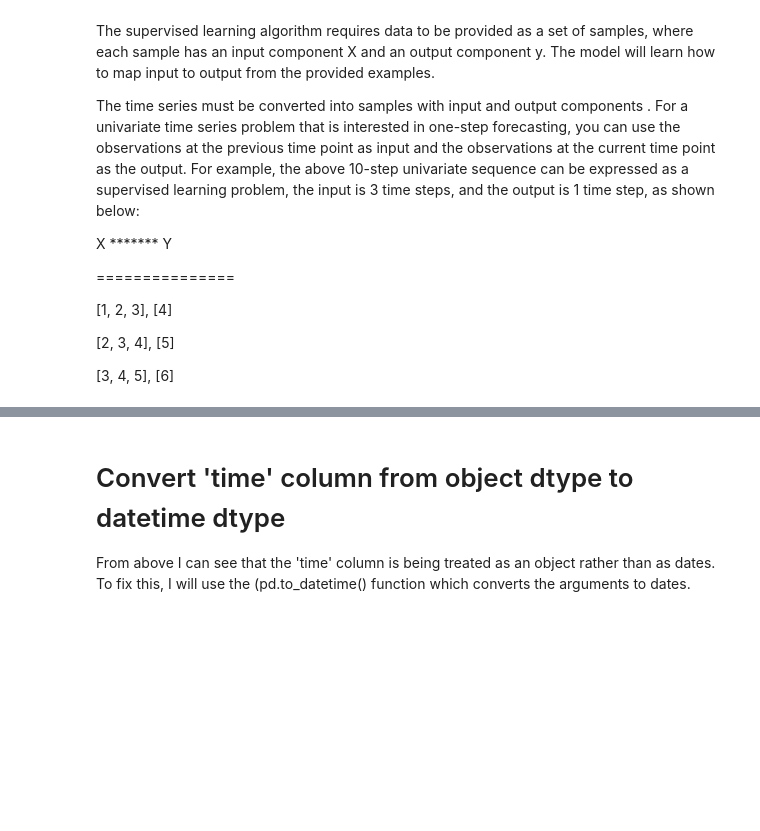
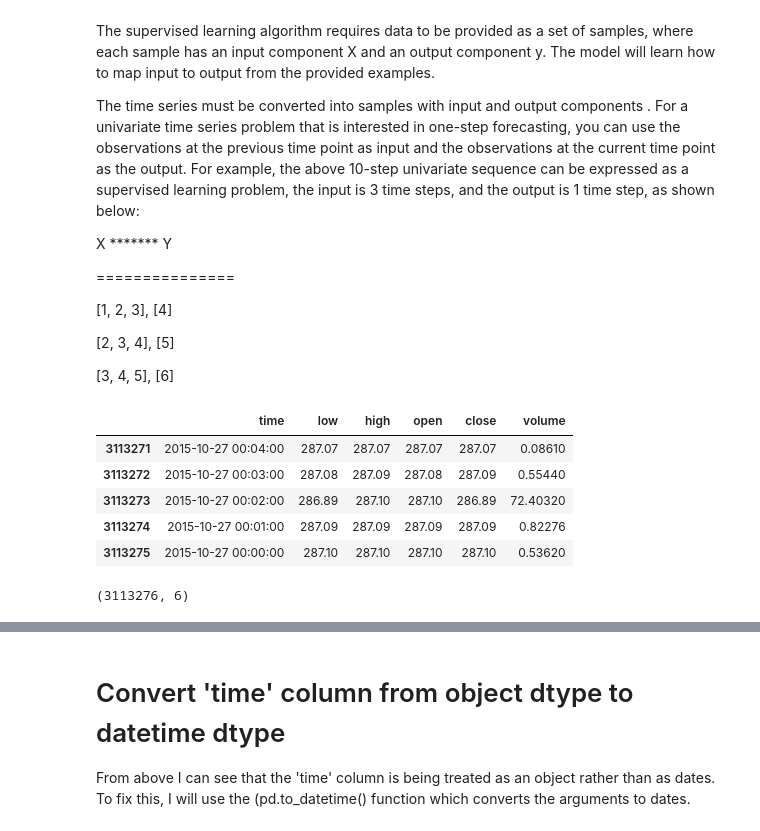
Before and after one commit to Sagar610/Bitcoin_MA981, a Jupyter notebook: bitcoin-price-prediction-with-lstm.ipynb, the cells around one changed output, grey strips where cells are left out. Cells and saved outputs as stored; diff of their text form; code cells hidden in the pictures; blank space fills up the shorter version.

```diff
--- a/bitcoin-price-prediction-with-lstm.ipynb
+++ b/bitcoin-price-prediction-with-lstm.ipynb
@@ -57,18 +55,28 @@ X *******   Y
 # %%
 # Google Drive Root Path
 # root_path = '/content/drive/MyDrive/Datasets_For_Working/Bitcoin_2015-2021-30-Oct-2021/3_pull.csv'
 
 # Local Machine Root Path
 # root_path = './input/btc_ohlc_Oct_2015_to_Oct_2021.csv'
 
 # Kaggle Root Path
-root_path = '/kaggle/input/bitcoin-historic-prices-from-oct2015-to-oct2021/btc_ohlc_Oct_2015_to_Oct_2021.csv'
+#root_path = '/kaggle/input/bitcoin-historic-prices-from-oct2015-to-oct2021/btc_ohlc_Oct_2015_to_Oct_2021.csv'
+root_path = '/content/BTC15_21.csv'
 
 
 # btc_input_df = pd.read_csv(root_path, nrows=500)
 btc_input_df = pd.read_csv(root_path)
 btc_input_df.tail()
+# %% [output]
+|  | time | low | high | open | close | volume |
+| 3113271 | 2015-10-27 00:04:00 | 287.07 | 287.07 | 287.07 | 287.07 | 0.08610 |
+| 3113272 | 2015-10-27 00:03:00 | 287.08 | 287.09 | 287.08 | 287.09 | 0.55440 |
+| 3113273 | 2015-10-27 00:02:00 | 286.89 | 287.10 | 287.10 | 286.89 | 72.40320 |
+| 3113274 | 2015-10-27 00:01:00 | 287.09 | 287.09 | 287.09 | 287.09 | 0.82276 |
+| 3113275 | 2015-10-27 00:00:00 | 287.10 | 287.10 | 287.10 | 287.10 | 0.53620 |
 # %%
 btc_input_df.shape
+# %% [output]
+(3113276, 6)
 # %%
 btc_input_df.describe()
```
Also changed, not shown: parts of 24 cells of this notebook.
